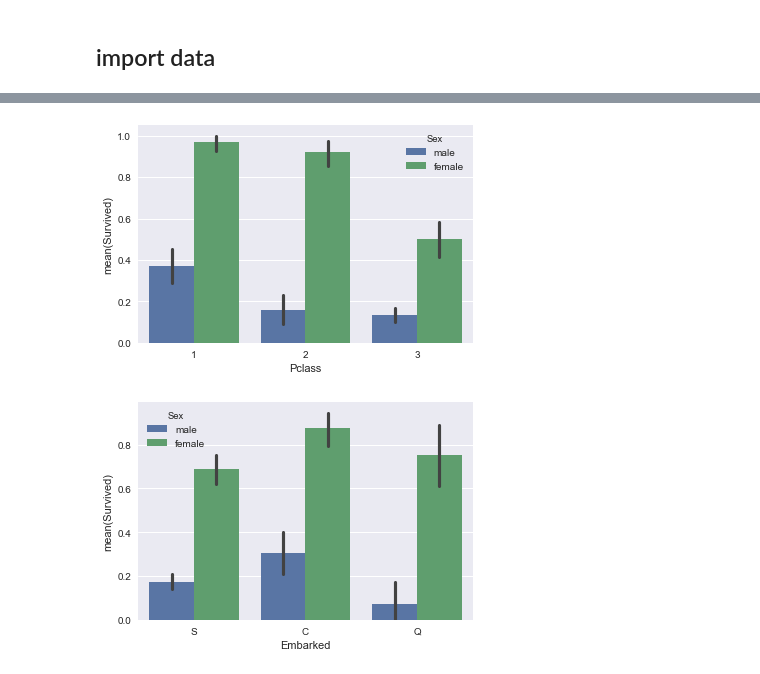
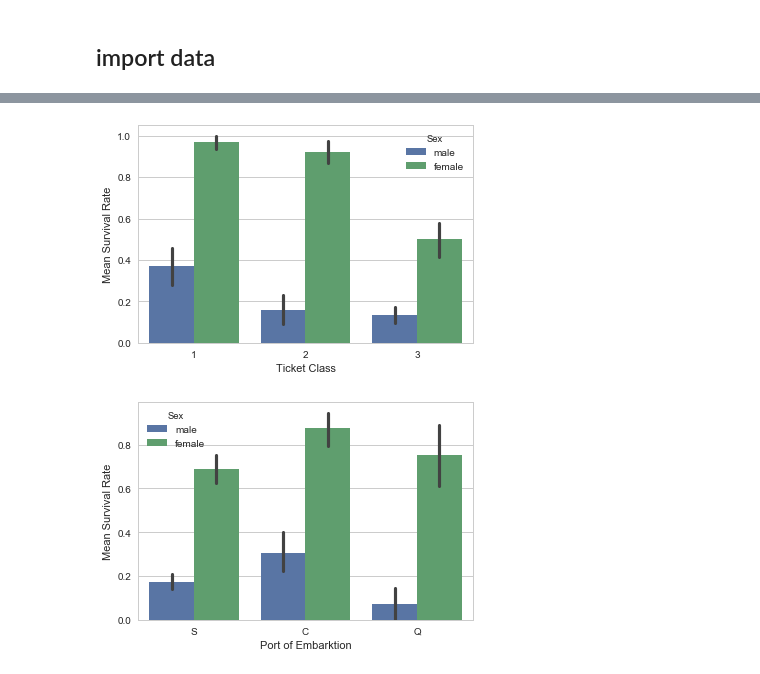
Before and after one commit to cmleeds/hugosite, a Jupyter notebook: data/titanic.ipynb, the cells around one changed output, grey strips where cells are left out. Drawn from its saved outputs; the diff is of its cells as text; code cells hidden in the pictures.

Commit message:
update graphics

```diff
--- a/data/titanic.ipynb
+++ b/data/titanic.ipynb
@@ -9,6 +9,7 @@ import matplotlib.pyplot as plt
 
 import pickle
 from tabulate import tabulate
+sns.set_style('whitegrid')
 # %% [markdown]
 ## import data
 # %%
@@ -61,10 +32,14 @@ array([nan, 'C85', 'C123', 'E46', 'G6', 'C103', 'D56', 'A6', 'C23 C25 C27',
 # %%
 plot = sns.barplot(x="Pclass",y="Survived",hue="Sex",data=train0);
+plt.xlabel('Ticket Class')
+plt.ylabel('Mean Survival Rate')
 plt.savefig("titanicbarplot1.svg", bbox_inches='tight')
 # %% [output]
-[figure, old version]
+[figure, new version]
 # %%
 plot = sns.barplot(x="Embarked",y="Survived",hue="Sex",data=train0);
+plt.xlabel('Port of Embarktion')
+plt.ylabel('Mean Survival Rate')
 plt.savefig("titanicbarplot2.svg", bbox_inches='tight')
 # %% [output]
-[figure, old version]
+[figure, new version]
```
Also changed, not shown: parts of 7 cells of this notebook, 10 other files.
